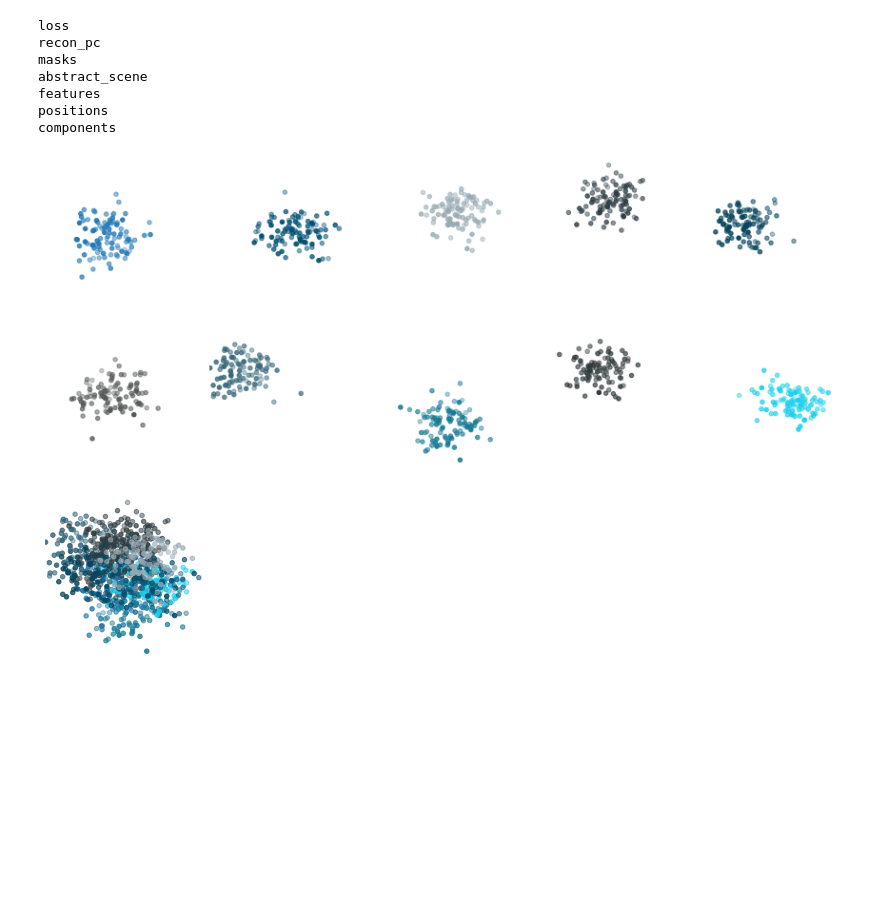
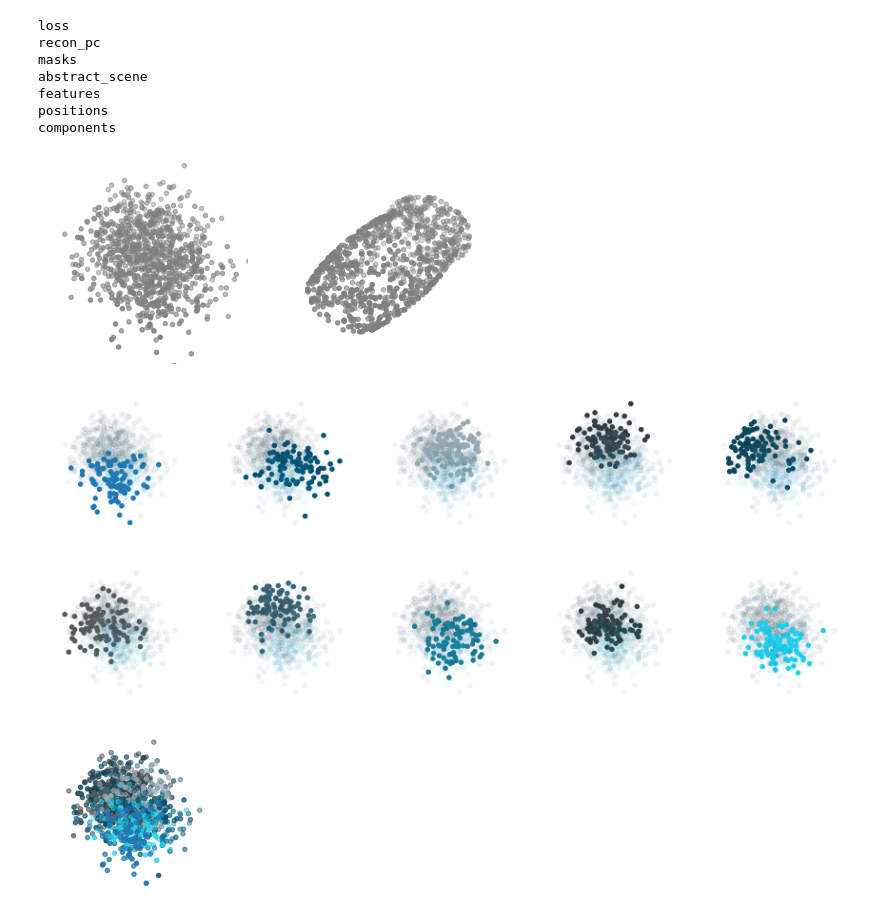
Before and after one commit to ZongjingLi/Hierarchical-Learner, a Jupyter notebook: interact.ipynb, the cells around one changed output. Saved outputs shown, nothing was run; the diff lists cells and outputs as text; code cells hidden in the pictures; blank space fills up the shorter version.

```diff
--- a/interact.ipynb
+++ b/interact.ipynb
@@ -31,6 +119,7 @@ def visualize_pointcloud_components(pts):
     '#31393b',  # curry yellow-green
     '#1cd1ed'   # blue-teal
     ]
+    all_pts = pts.reshape([-1,3])
     N = pts.shape[0]
     rang = 0.7
     s = 3.0
@@ -46,35 +135,54 @@ def visualize_pointcloud_components(pts):
 
         ax = fig.add_subplot(2, full_cols , 1 + i  , projection='3d')
         ax.set_zlim(-rang,rang);ax.set_xlim(-rang,rang);ax.set_ylim(-rang,rang)
         # make the panes transparent
         for axis in [ax.xaxis, ax.yaxis, ax.zaxis]:
             axis.set_ticklabels([])
             axis._axinfo['axisline']['linewidth'] = 1
             axis._axinfo['axisline']['color'] = (0, 0, 0)
-            axis._axinfo['grid']['linewidth'] = 0.5
-            axis._axinfo['grid']['linestyle'] = "-"
+            #axis._axinfo['grid']['linewidth'] = 0.5
+            #axis._axinfo['grid']['linestyle'] = "-"
             axis._axinfo["grid"]['color'] =  (1,1,1,0)
             axis._axinfo['tick']['inward_factor'] = 0.0
             axis._axinfo['tick']['outward_factor'] = 0.0
             axis.set_pane_color((1.0, 1.0, 1.0, 0.0))
         ax.set_axis_off()
         #ax.view_init(elev = -80, azim = -90)
+        for j in range(N):
+            coords = pts[j]
+            colors = namo_colors[j]
+            alpha = 1.0 if i == j else 0.05
+            ax.scatter(coords[:,0],coords[:,1],coords[:,2], c = colors, alpha = alpha)
         coords = pts[i]
         colors = namo_colors[i]
-        ax.scatter(coords[:,0],coords[:,1],coords[:,2], c = colors)
         full_ax.scatter(coords[:,0],coords[:,1],coords[:,2], c = colors)
     fig.savefig("outputs/pc_components.png")
     full_fig.savefig("outputs/pc_full_components.png")
 #visualize_pointcloud_components(components[0])
+
+coords = torch.tensor(np.load("outputs/recon_point_cloud.npy")).permute(1,0)
+n = coords.shape[0]
+coords_colors = torch.ones([n,3]) * 0.5
+
+pc = torch.tensor(np.load("outputs/point_cloud.npy"))
+pc_colors = torch.ones(pc.shape[0],3) * 0.5
+
+input_pcs = [(coords,coords_colors),(pc,pc_colors)]
+visualize_pointcloud(input_pcs)
+plt.show()
+
+
 splits = np.load("outputs/splits.npy")[0]
+# Visualize Components
 visualize_pointcloud_components(splits)
 # %% [output]
 loss
 recon_pc
 masks
 abstract_scene
 features
 positions
 components
-[figure, old version]
+[figure, new version]
-[figure, old version]
+[figure, new version]
+[figure, added]
```
Also changed, not shown: parts of 1 cell of this notebook, 4 other files.
